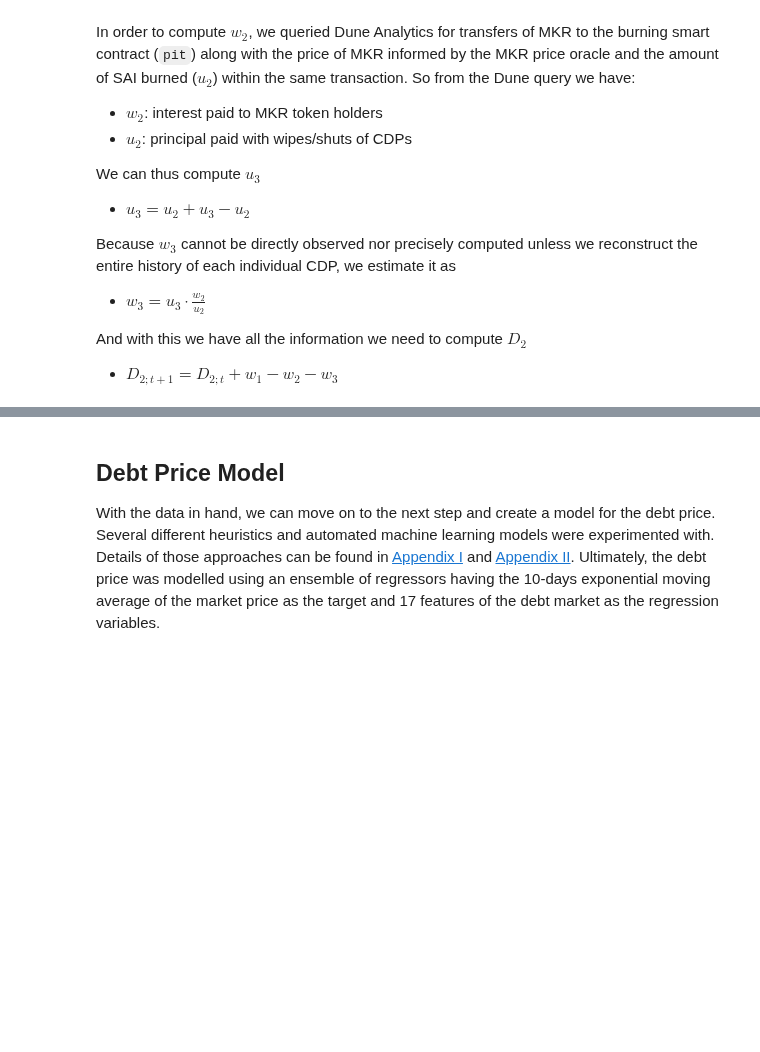
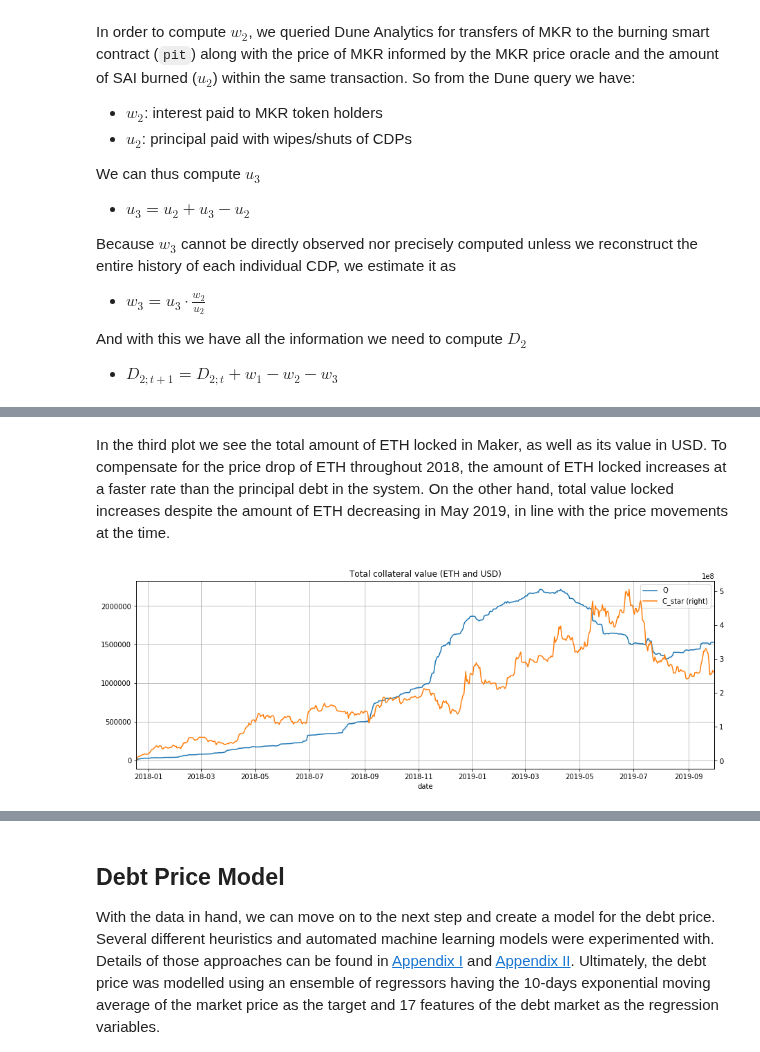
Before and after one commit to reflexer-labs/reflexer-digital-twin, a Jupyter notebook: market_model/_market_model.ipynb, the cells around one changed output, grey strips where cells are left out. Saved outputs shown, nothing was run; the diff lists cells and outputs as text; code cells hidden in the pictures; blank space fills up the shorter version.

```diff
--- a/market_model/_market_model.ipynb
+++ b/market_model/_market_model.ipynb
@@ -259,0 +273,22 @@ plt.tight_layout()
+# %%
+display(Markdown("""
+In the third plot we see the total amount of ETH locked in Maker, as well as its value in USD.
+To compensate for the price drop of ETH throughout 2018, the amount of ETH locked
+increases at a faster rate than the principal debt in the system. On the other hand,
+total value locked increases despite the amount of ETH decreasing in May 2019, in line
+with the price movements at the time.
+"""))
+
+
+debt_market_df.plot(y=['Q', 'C_star'], grid=True,
+                    title='Total collateral value (ETH and USD)',
+                    secondary_y=['C_star'], figsize=(15,5)
+                   );
+# %% [output]
+
+In the third plot we see the total amount of ETH locked in Maker, as well as its value in USD.
+To compensate for the price drop of ETH throughout 2018, the amount of ETH locked
+increases at a faster rate than the principal debt in the system. On the other hand,
+total value locked increases despite the amount of ETH decreasing in May 2019, in line
+with the price movements at the time.
+[figure, added]
```
Also changed, not shown: parts of 8 cells of this notebook, 3 other files.
